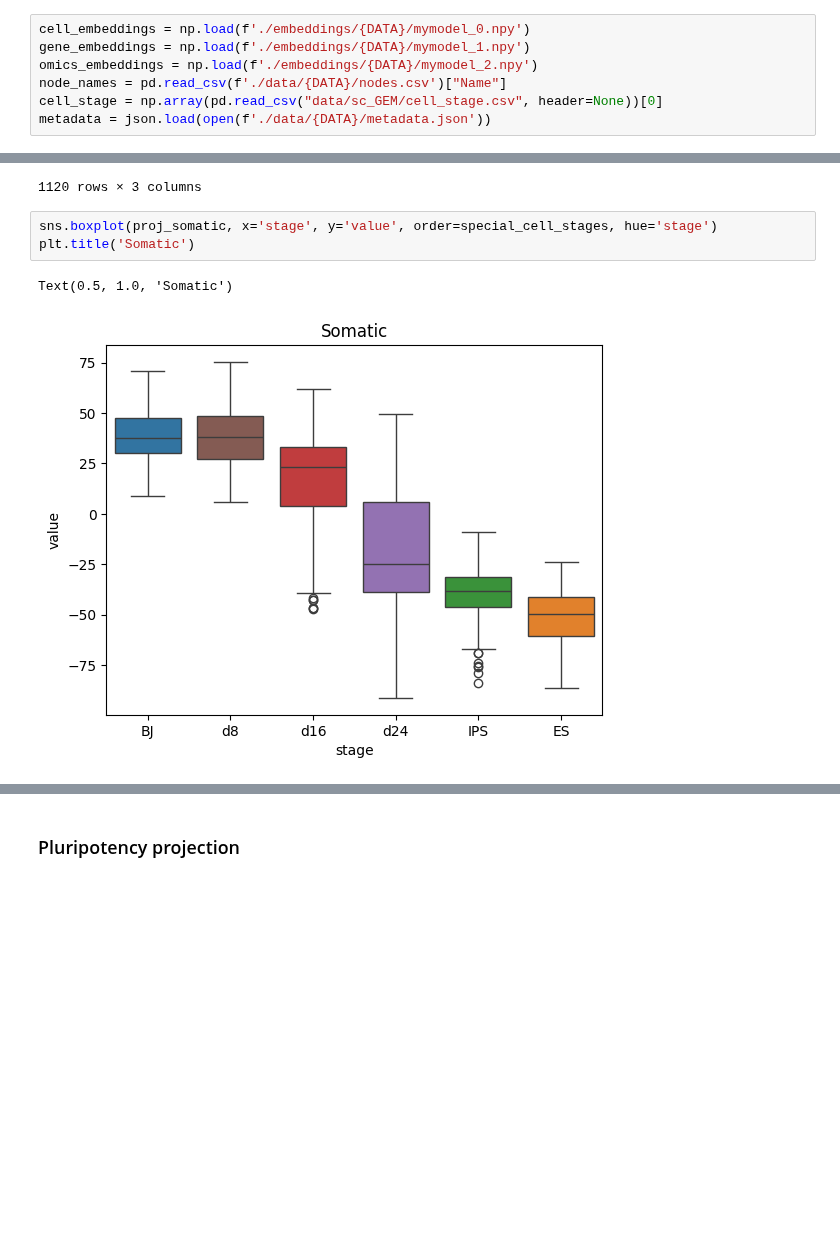
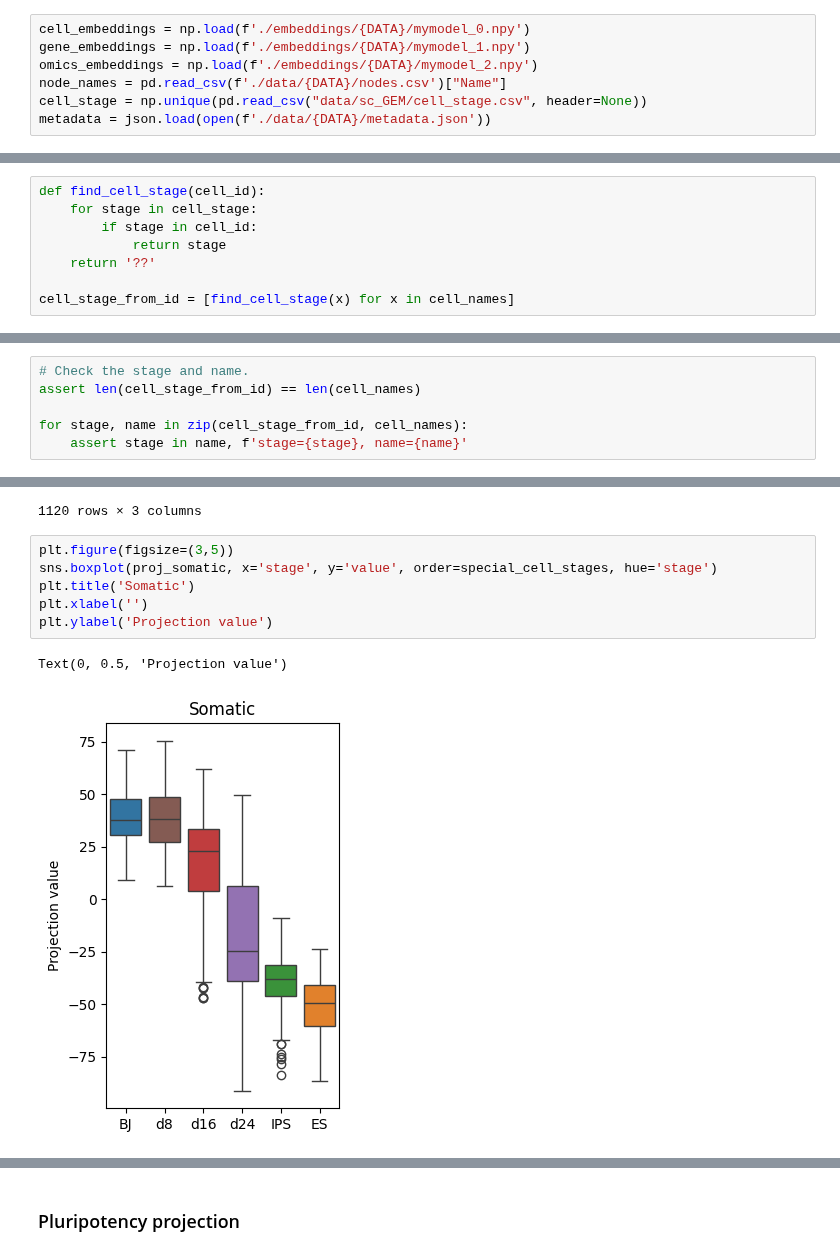
Before and after one commit to congfeng4/SCOIT, a Jupyter notebook: tutorial/sc_GEM.ipynb, the cells around one changed output, grey strips where cells are left out. Drawn from its saved outputs; the diff is of its cells as text; blank space fills up the shorter version.

```diff
--- a/tutorial/sc_GEM.ipynb
+++ b/tutorial/sc_GEM.ipynb
@@ -26,5 +21,5 @@ cell_embeddings = np.load(f'./embeddings/{DATA}/mymodel_0.npy')
 gene_embeddings = np.load(f'./embeddings/{DATA}/mymodel_1.npy')
 omics_embeddings = np.load(f'./embeddings/{DATA}/mymodel_2.npy')
 node_names = pd.read_csv(f'./data/{DATA}/nodes.csv')["Name"]
-cell_stage = np.array(pd.read_csv("data/sc_GEM/cell_stage.csv", header=None))[0]
+cell_stage = np.unique(pd.read_csv("data/sc_GEM/cell_stage.csv", header=None))
 metadata = json.load(open(f'./data/{DATA}/metadata.json'))
@@ -56,3 +50,11 @@ array(['BJ_1', 'BJ_11', 'BJ_12', 'BJ_13', 'BJ_14', 'BJ_15', 'BJ_17',
        'd8_3', 'd8_30', 'd8_32', 'd8_33', 'd8_34', 'd8_35', 'd8_37',
        'd8_38', 'd8_39', 'd8_4', 'd8_40', 'd8_41', 'd8_43', 'd8_44',
        'd8_45', 'd8_46', 'd8_5', 'd8_7', 'd8_8', 'd8_9'], dtype=object)
+# %%
+def find_cell_stage(cell_id):
+    for stage in cell_stage:
+        if stage in cell_id:
+            return stage
+    return '??'
+
+cell_stage_from_id = [find_cell_stage(x) for x in cell_names]
@@ -59,3 +81,9 @@ array(['BJ_1', 'BJ_11', 'BJ_12', 'BJ_13', 'BJ_14', 'BJ_15', 'BJ_17',
+# %%
+# Check the stage and name.
+assert len(cell_stage_from_id) == len(cell_names)
+
+for stage, name in zip(cell_stage_from_id, cell_names):
+    assert stage in name, f'stage={stage}, name={name}'
 # %%
 gene_names = node_names[metadata['gene_offset']: metadata['gene_offset'] + metadata['num_genes']].values
 len(gene_names)
@@ -261,8 +274,11 @@ proj_somatic
 | 1119 | d8 | TGFBR2 | 39.096649 |
 1120 rows × 3 columns
 # %%
+plt.figure(figsize=(3,5))
 sns.boxplot(proj_somatic, x='stage', y='value', order=special_cell_stages, hue='stage')
 plt.title('Somatic')
+plt.xlabel('')
+plt.ylabel('Projection value')
 # %% [output]
-Text(0.5, 1.0, 'Somatic')
+Text(0, 0.5, 'Projection value')
-[figure, old version]
+[figure, new version]
```
Also changed, not shown: parts of 17 cells of this notebook.
